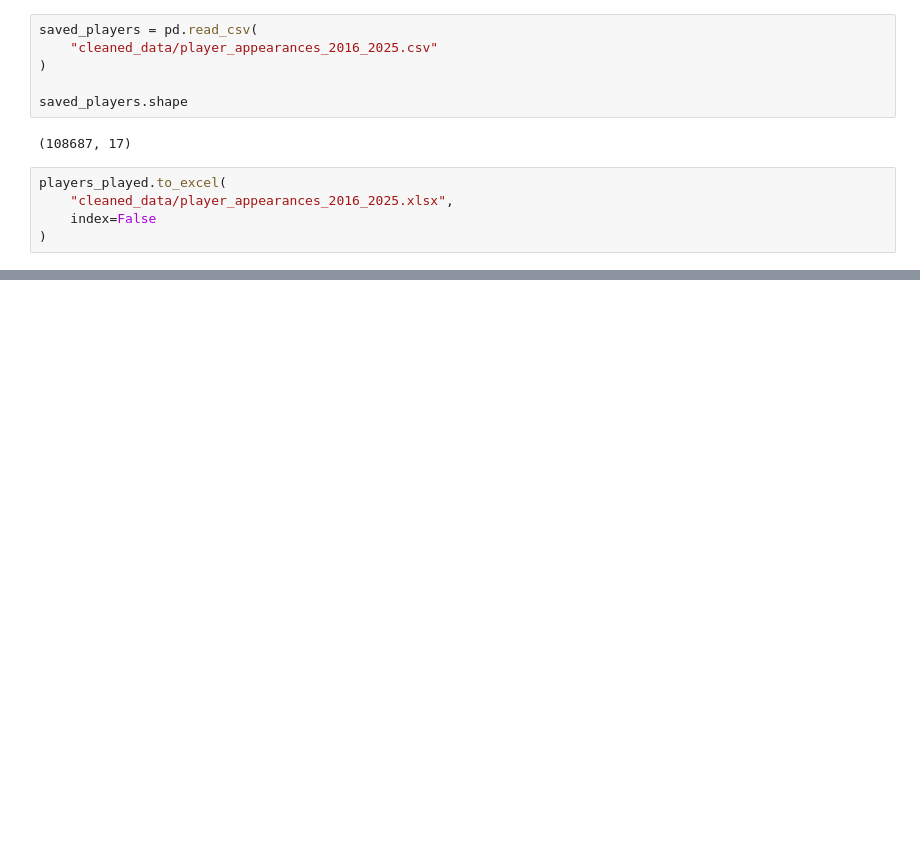
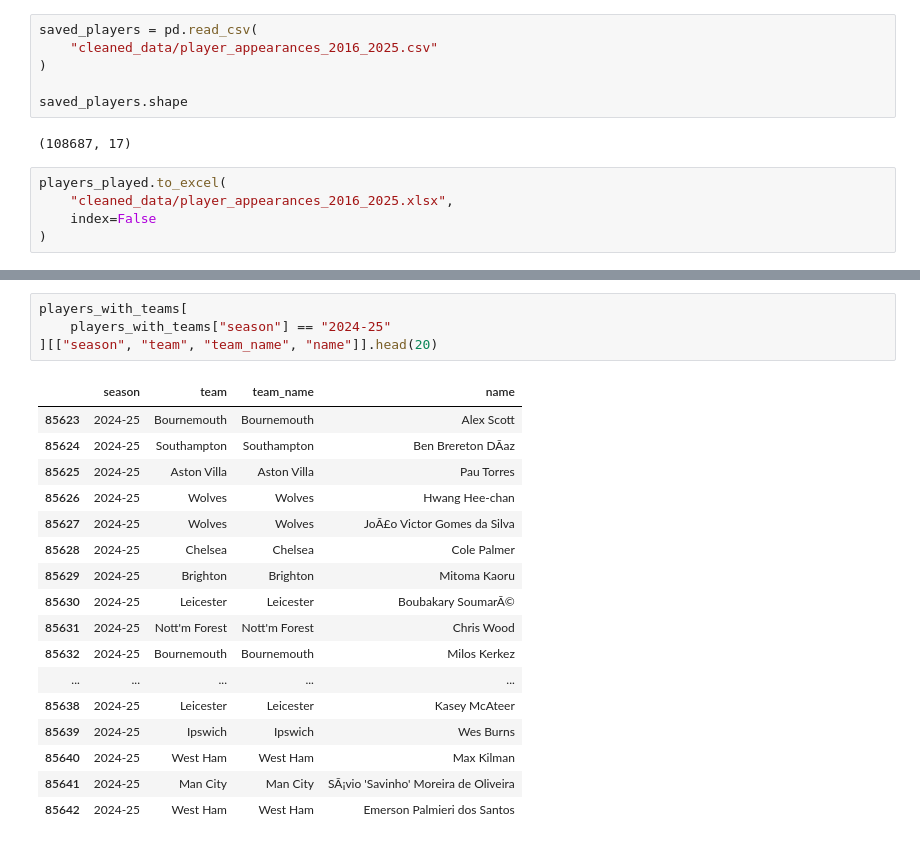
Before and after one commit to clellandjw/CMPT491_1, a Jupyter notebook: 491_2/combined_2.ipynb, the cells around one changed output, grey strips where cells are left out. Cells and saved outputs as stored; diff of their text form; blank space fills up the shorter version.

```diff
--- a/491_2/combined_2.ipynb
+++ b/491_2/combined_2.ipynb
@@ -945,0 +1222,22 @@ players_played.to_excel(
+# %%
+players_with_teams[
+    players_with_teams["season"] == "2024-25"
+][["season", "team", "team_name", "name"]].head(20)
+# %% [output]
+|  | season | team | team_name | name |
+| 85623 | 2024-25 | Bournemouth | Bournemouth | Alex Scott |
+| 85624 | 2024-25 | Southampton | Southampton | Ben Brereton DÃ­az |
+| 85625 | 2024-25 | Aston Villa | Aston Villa | Pau Torres |
+| 85626 | 2024-25 | Wolves | Wolves | Hwang Hee-chan |
+| 85627 | 2024-25 | Wolves | Wolves | JoÃ£o Victor Gomes da Silva |
+| 85628 | 2024-25 | Chelsea | Chelsea | Cole Palmer |
+| 85629 | 2024-25 | Brighton | Brighton | Mitoma Kaoru |
+| 85630 | 2024-25 | Leicester | Leicester | Boubakary SoumarÃ© |
+| 85631 | 2024-25 | Nott'm Forest | Nott'm Forest | Chris Wood |
+| 85632 | 2024-25 | Bournemouth | Bournemouth | Milos Kerkez |
+| ... | ... | ... | ... | ... |
+| 85638 | 2024-25 | Leicester | Leicester | Kasey McAteer |
+| 85639 | 2024-25 | Ipswich | Ipswich | Wes Burns |
+| 85640 | 2024-25 | West Ham | West Ham | Max Kilman |
+| 85641 | 2024-25 | Man City | Man City | SÃ¡vio 'Savinho' Moreira de Oliveira |
+| 85642 | 2024-25 | West Ham | West Ham | Emerson Palmieri dos Santos |
```
Also changed, not shown: parts of 28 cells of this notebook, 2 other files.
